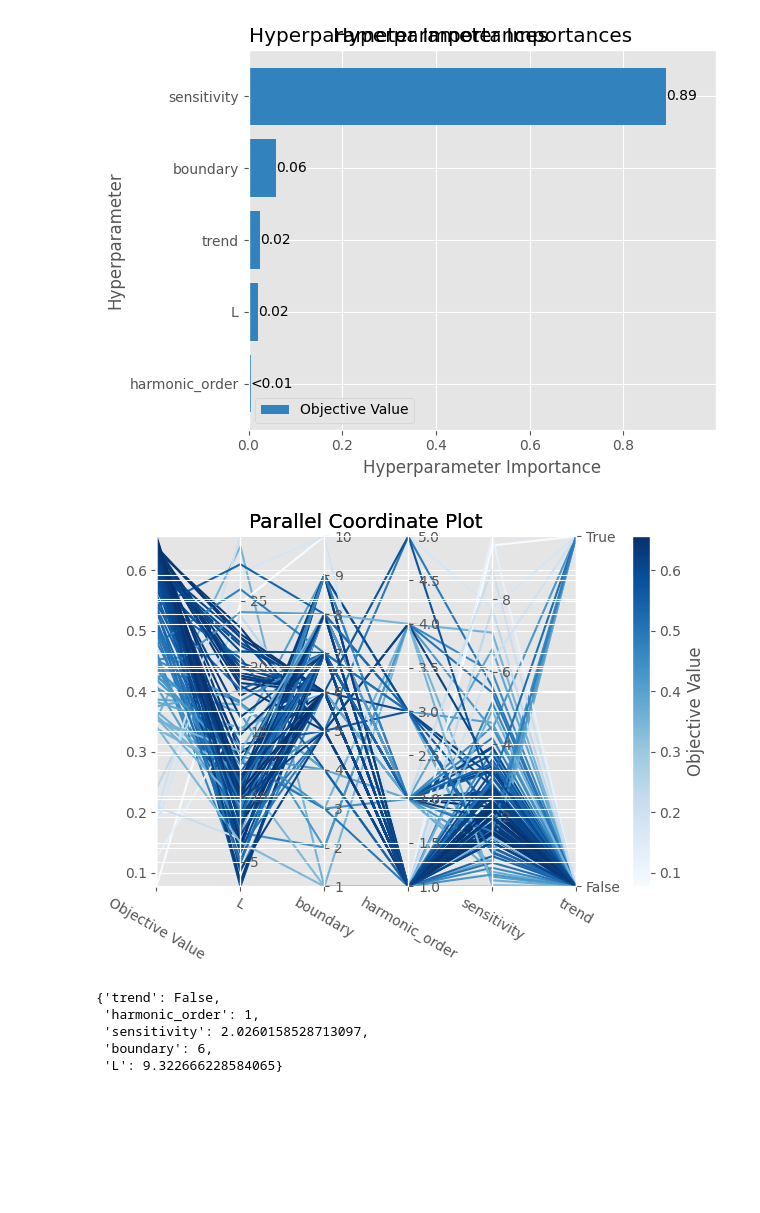
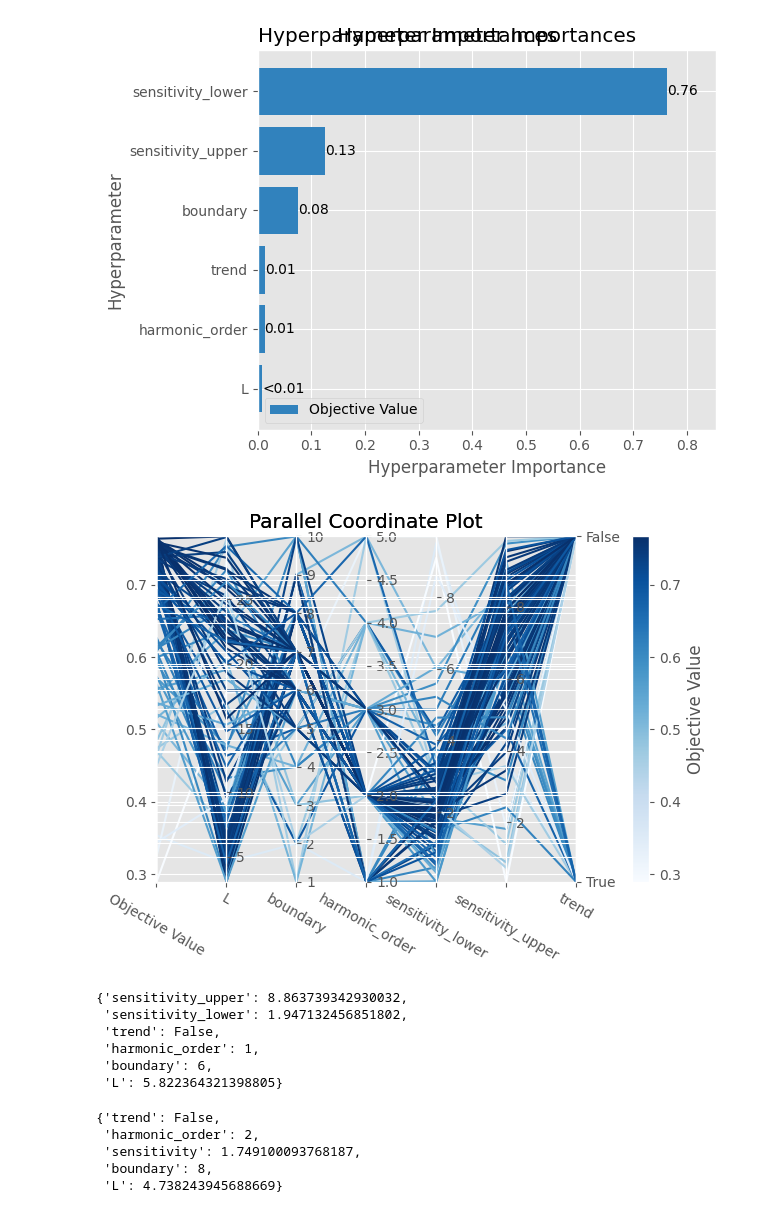
Before and after one commit to JR-DIGITAL/DISFOR, a Jupyter notebook: notebooks/X_optuna_hyperparams.ipynb, the cells around one changed output. Drawn from its saved outputs; the diff is of its cells as text; code cells hidden in the pictures; blank space fills up the shorter version.

```diff
--- a/notebooks/X_optuna_hyperparams.ipynb
+++ b/notebooks/X_optuna_hyperparams.ipynb
@@ -8,6 +8,10 @@ from disfor.data_fetcher import DATA_GETTER
 from nrt.monitor.ewma import EWMA
 from nrt.monitor.ccdc import CCDC
 from nrt.monitor.iqr import IQR
+from sklearn.metrics import accuracy_score, f1_score
+
+import optuna
+optuna.logging.set_verbosity(optuna.logging.WARNING)
 # %%
 labels = pl.read_parquet("/home/jonas/.cache/disfor/0.1.0/labels.parquet")
 pixel_data = pl.read_parquet("/home/jonas/.cache/disfor/0.1.0/pixel_data.parquet")
@@ -45,7 +49,6 @@ exclude_disturbance_types = ~pl.col.label.is_in([
 selected_samples = (labels
     .sort("sample_id", "start")
     .filter(
-        pl.col.dataset.ne("Evoland"),
         #((pl.col.start < monitor_start) & (pl.col.label >= 200)).over("sample_id"), # TODO: Discard entire sample, if condition is met
         (~(first_disturbed < monitor_start) | first_disturbed.is_null()).over("sample_id"),
         exclude_disturbance_types
@@ -344,7 +249,7 @@ ds = ds.where(ds.SCL.isin([4, 5, 6, 7]))
 # %%
 sample_mask = (ds.sample_id != -1).values
 # %%
-value_band = "tcw"
+value_band = "ndmi"
 
 history = ds[value_band].sel(time=slice(None, monitor_start))
 monitor = ds[value_band].sel(time=slice(monitor_start, None))
@@ -676,3 +503,13 @@ study.optimize(objective, n_trials=100, show_progress_bar=True)
+# %%
+# Create study
+study_ndmi = optuna.create_study(
+    direction="maximize",
+    study_name="F1-IQR",
+    sampler=optuna.samplers.TPESampler(seed=42)
+)
+
+# Run optimization
+study_ndmi.optimize(iqr_objective, n_trials=100, show_progress_bar=True)
 # %%
-visualize_optimization(study)
+visualize_optimization(study_ndmi)
 # %% [output]
@@ -680,10 +517,19 @@ visualize_optimization(study)
-[figure, old version]
+[figure, new version]
-[figure, old version]
+[figure, new version]
 # %%
 study.best_params
 # %% [output]
-{'trend': False,
+{'sensitivity_upper': 8.863739342930032,
+ 'sensitivity_lower': 1.947132456851802,
+ 'trend': False,
  'harmonic_order': 1,
- 'sensitivity': 2.0260158528713097,
  'boundary': 6,
- 'L': 9.322666228584065}
+ 'L': 5.822364321398805}
+# %%
+study.best_params
+# %% [output]
+{'trend': False,
+ 'harmonic_order': 2,
+ 'sensitivity': 1.749100093768187,
+ 'boundary': 8,
+ 'L': 4.738243945688669}
```
Also changed, not shown: parts of 21 cells of this notebook, 4 other files.
